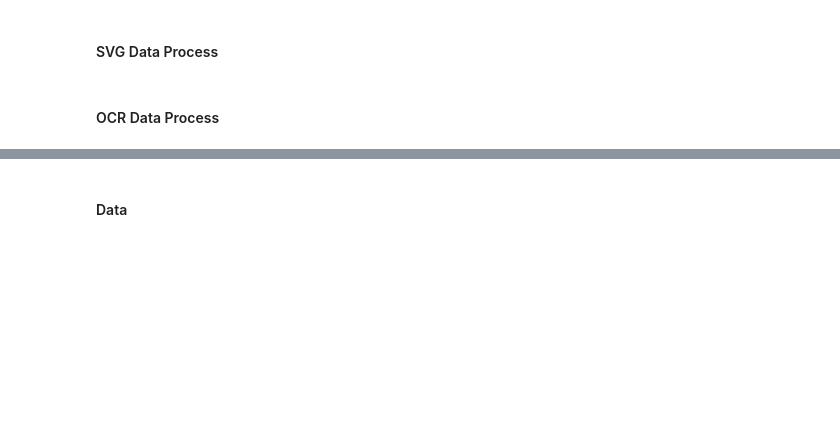
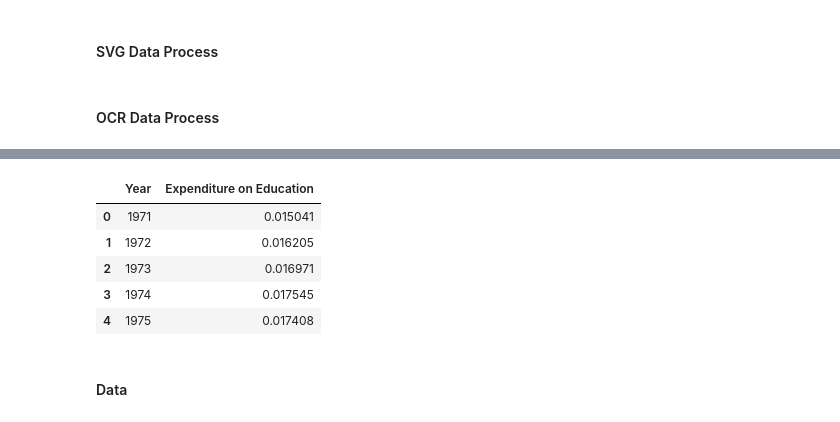
Before and after one commit to QIYIHAN/DE-on-GDP-and-Economy, a Jupyter notebook: Article Data Fetching(OCR+SVG)/Article Data Fetching(OCR+SVG).ipynb, the cells around one changed output, grey strips where cells are left out. Drawn from its saved outputs; the diff is of its cells as text; code cells hidden in the pictures; blank space fills up the shorter version.

```diff
--- a/Article Data Fetching(OCR+SVG)/Article Data Fetching(OCR+SVG).ipynb
+++ b/Article Data Fetching(OCR+SVG)/Article Data Fetching(OCR+SVG).ipynb
@@ -67,2 +92,13 @@ Our World In Data is a project of the Global Change Data Lab, a registered chari
+# %%
+### We average the data for each duplicate year since more than one data for the same year are extracted and we only need one data each year
+Expenditure_on_Education = Expenditure_on_Education_raw.groupby('Year')['Expenditure on Education'].mean().reset_index()
+Expenditure_on_Education.head()
+# %% [output]
+|  | Year | Expenditure on Education |
+| 0 | 1971 | 0.015041 |
+| 1 | 1972 | 0.016205 |
+| 2 | 1973 | 0.016971 |
+| 3 | 1974 | 0.017545 |
+| 4 | 1975 | 0.017408 |
 # %% [markdown]
 #### Data
```
Also changed, not shown: parts of 3 cells of this notebook.
